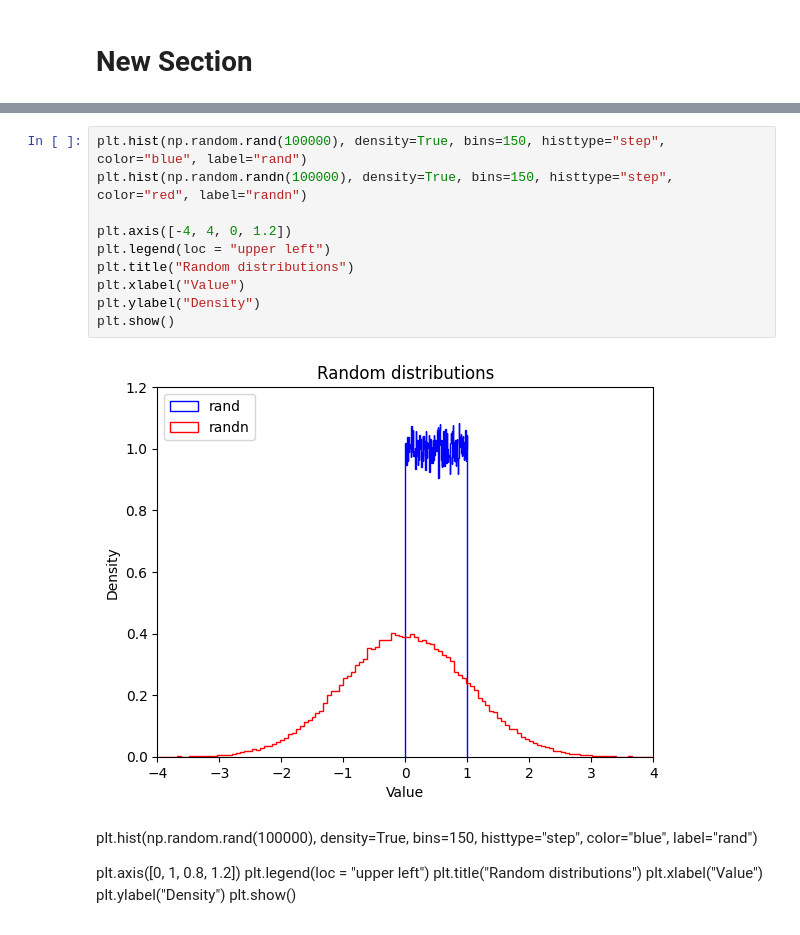
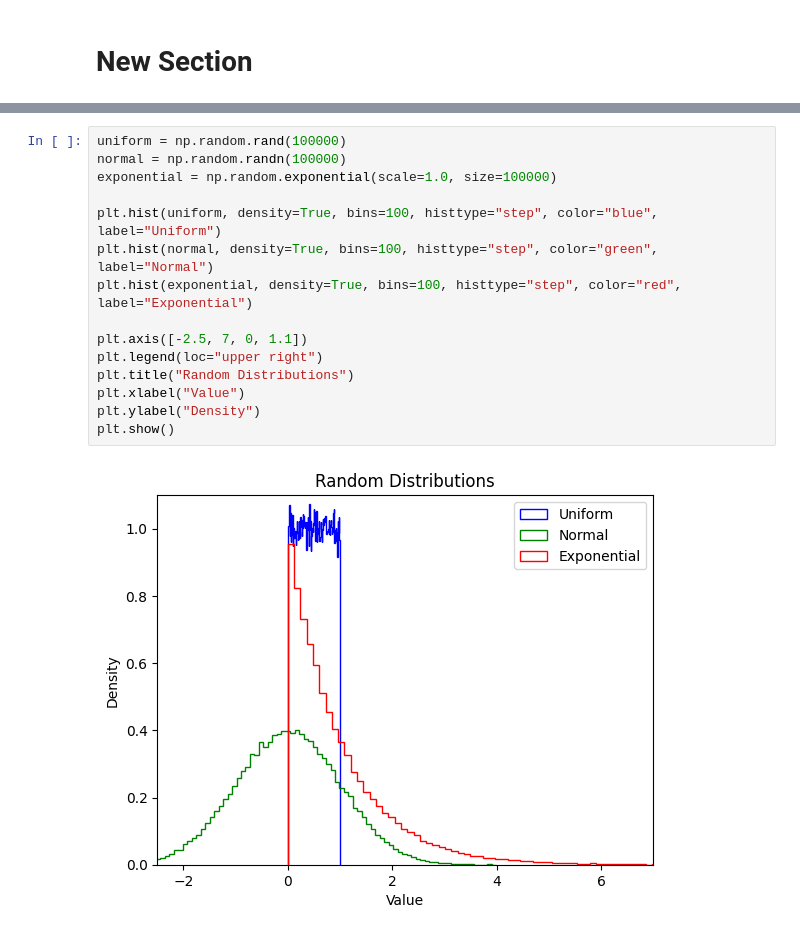
Before and after one commit to Manuja001/Deep_Learning, a Jupyter notebook: Lab_01.ipynb, the cells around one changed output, grey strips where cells are left out. Cells and saved outputs as stored; diff of their text form.

```diff
--- a/Lab_01.ipynb
+++ b/Lab_01.ipynb
@@ -10,21 +29,17 @@ a = np.random.rand(4,4)
 # %%
-plt.hist(np.random.rand(100000), density=True, bins=150, histtype="step", color="blue", label="rand")
-plt.hist(np.random.randn(100000), density=True, bins=150, histtype="step", color="red", label="randn")
+uniform = np.random.rand(100000)
+normal = np.random.randn(100000)
+exponential = np.random.exponential(scale=1.0, size=100000)
 
-plt.axis([-4, 4, 0, 1.2])
-plt.legend(loc = "upper left")
-plt.title("Random distributions")
+plt.hist(uniform, density=True, bins=100, histtype="step", color="blue", label="Uniform")
+plt.hist(normal, density=True, bins=100, histtype="step", color="green", label="Normal")
+plt.hist(exponential, density=True, bins=100, histtype="step", color="red", label="Exponential")
+
+plt.axis([-2.5, 7, 0, 1.1])
+plt.legend(loc="upper right")
+plt.title("Random Distributions")
 plt.xlabel("Value")
 plt.ylabel("Density")
 plt.show()
 # %% [output]
-[figure, old version]
+[figure, new version]
-# %% [markdown]
-plt.hist(np.random.rand(100000), density=True, bins=150, histtype="step", color="blue", label="rand")
-
-plt.axis([0, 1, 0.8, 1.2])
-plt.legend(loc = "upper left")
-plt.title("Random distributions")
-plt.xlabel("Value")
-plt.ylabel("Density")
-plt.show()
```
Also changed, not shown: parts of 7 cells of this notebook.
